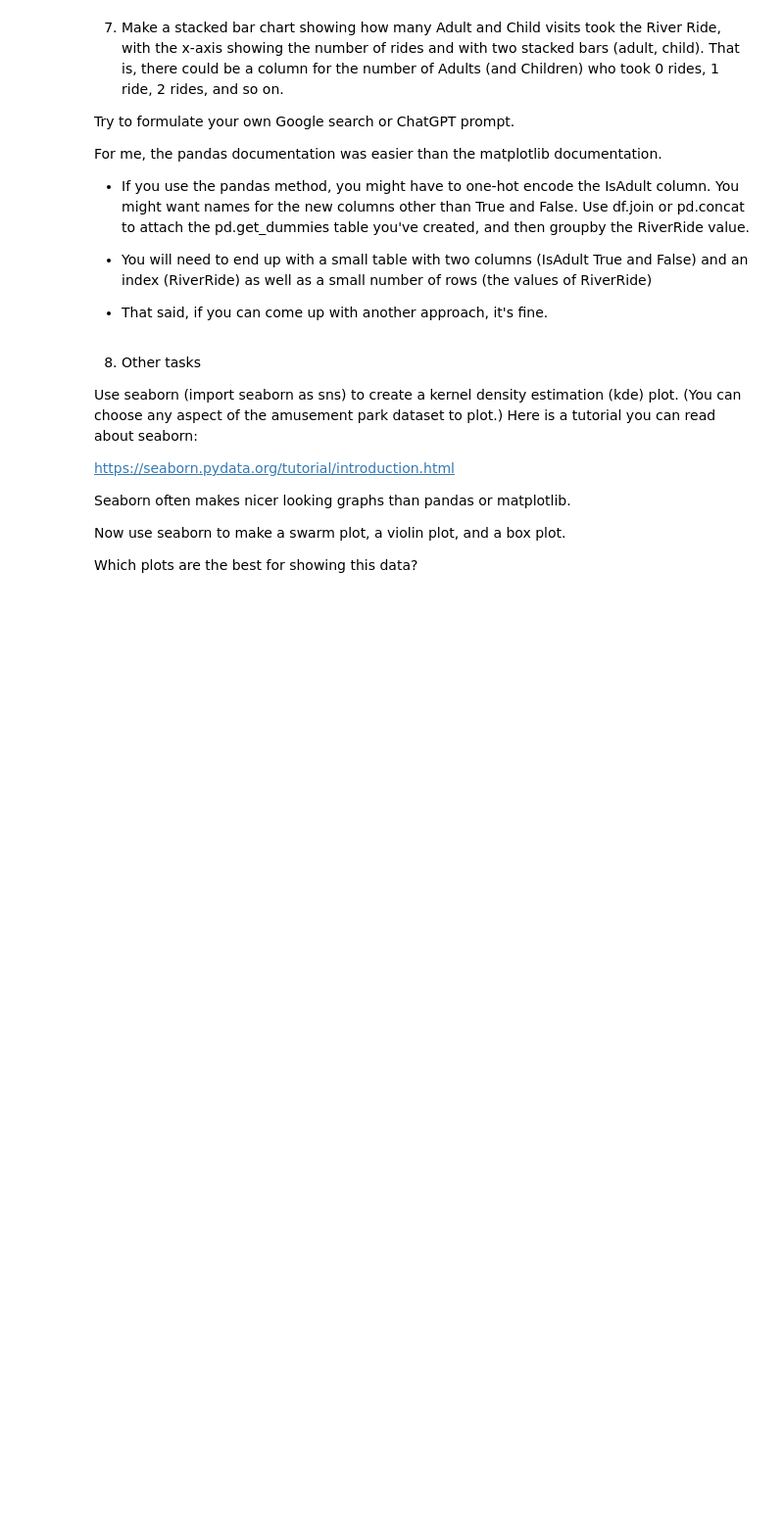
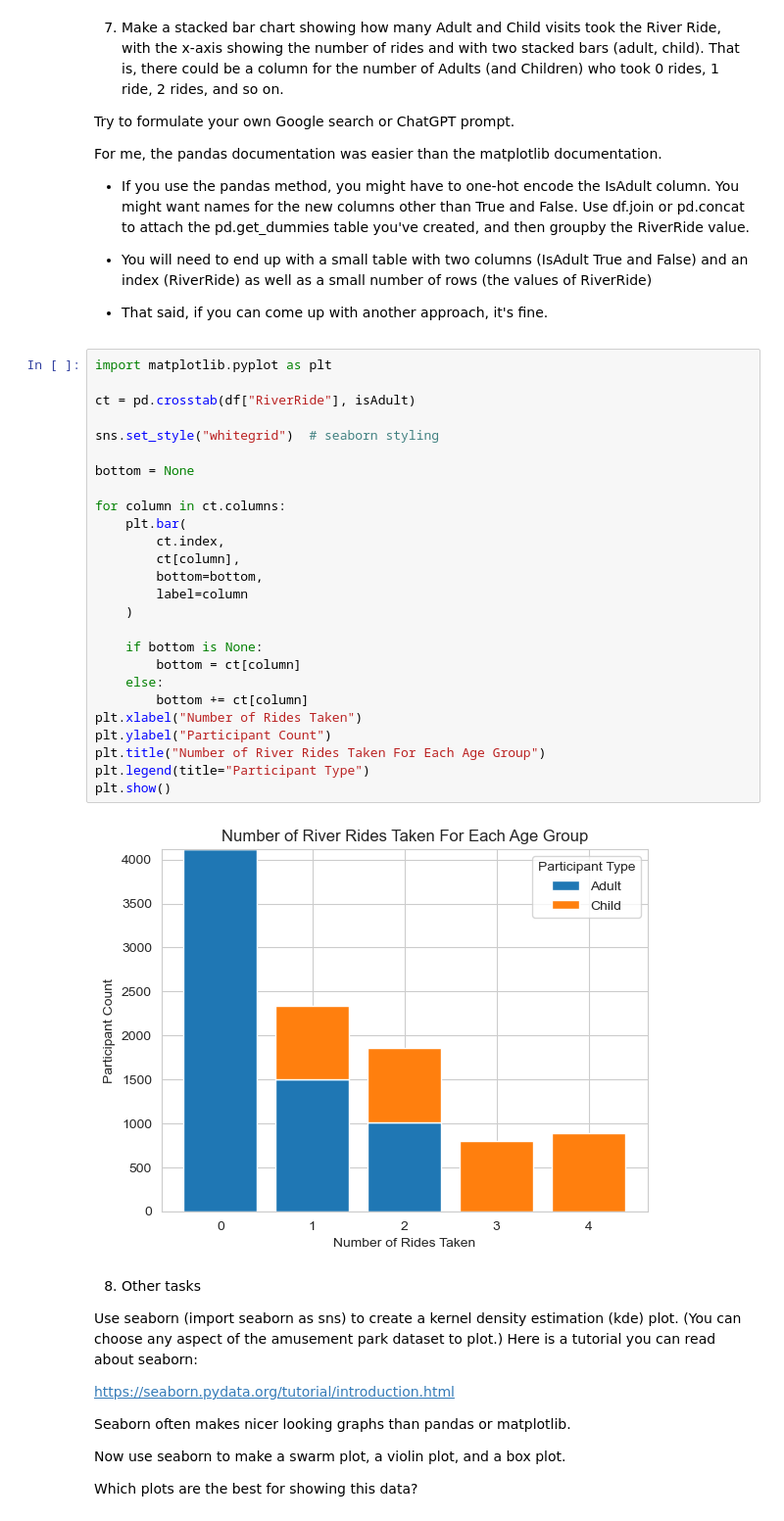
Before and after one commit to chenmichael2/Module-B-semester-2, a Jupyter notebook: OMDS-ModB2-Week3-Chen-Michael.ipynb, the cells around one changed output. Shown at 98% size. Saved outputs shown, nothing was run; the diff lists cells and outputs as text; blank space fills up the shorter version.

```diff
--- a/OMDS-ModB2-Week3-Chen-Michael.ipynb
+++ b/OMDS-ModB2-Week3-Chen-Michael.ipynb
@@ -344,6 +344,34 @@ For me, the pandas documentation was easier than the matplotlib documentation.
 * You will need to end up with a small table with two columns (IsAdult True and False) and an index (RiverRide) as well as a small number of rows (the values of RiverRide)
 
 * That said, if you can come up with another approach, it's fine.
+# %%
+import matplotlib.pyplot as plt
+
+ct = pd.crosstab(df["RiverRide"], isAdult)
+
+sns.set_style("whitegrid")  # seaborn styling
+
+bottom = None
+
+for column in ct.columns:
+    plt.bar(
+        ct.index,
+        ct[column],
+        bottom=bottom,
+        label=column
+    )
+
+    if bottom is None:
+        bottom = ct[column]
+    else:
+        bottom += ct[column]
+plt.xlabel("Number of Rides Taken")
+plt.ylabel("Participant Count")
+plt.title("Number of River Rides Taken For Each Age Group")
+plt.legend(title="Participant Type")
+plt.show()
+# %% [output]
+[figure, added]
 # %% [markdown]
 8. Other tasks
 
```
Also changed, not shown: parts of 2 cells of this notebook.
